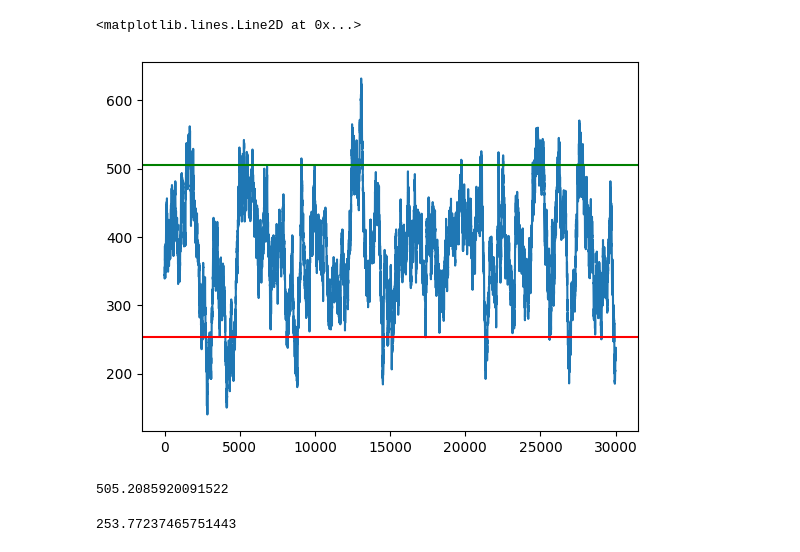
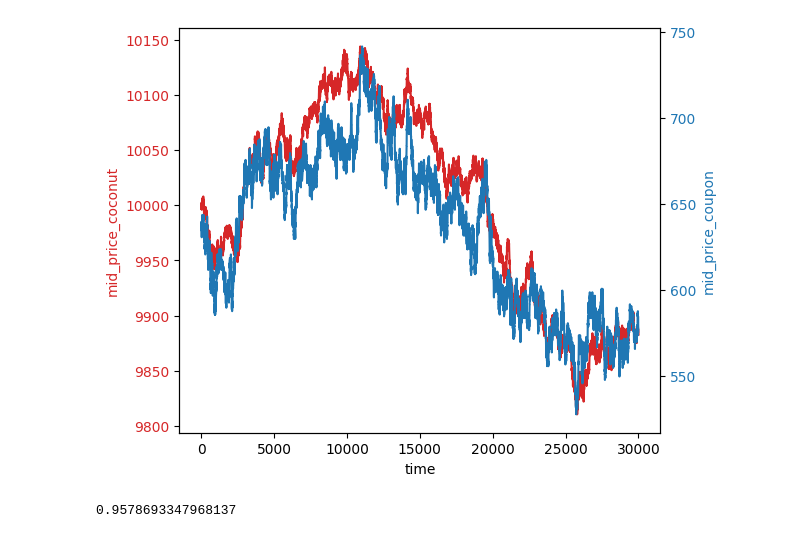
Before and after one commit to AlessandroMagna/prosperity-algo-trading, a Jupyter notebook: notebooks/Prosp_Round3.ipynb, the cells around one changed output. Saved outputs shown, nothing was run; the diff lists cells and outputs as text; code cells hidden in the pictures.

```diff
--- a/notebooks/Prosp_Round3.ipynb
+++ b/notebooks/Prosp_Round3.ipynb
@@ -25,6 +25,4 @@ data.head()
 # %%
 #create 4 different dataframes from data for each product CHOCOLATE, STRAWBERRY, ROSES, GIFT_BASKET
-data_chocolate = data[data['product'] == 'CHOCOLATE'].reset_index(drop=True)
-data_strawberry = data[data['product'] == 'STRAWBERRIES'].reset_index(drop=True)
-data_roses = data[data['product'] == 'ROSES'].reset_index(drop=True)
-data_gift_basket = data[data['product'] == 'GIFT_BASKET'].reset_index(drop=True)
+data_coconut = data[data['product'] == 'COCONUT'].reset_index(drop=True)
+data_coupon = data[data['product'] == 'COCONUT_COUPON'].reset_index(drop=True)
@@ -33,8 +28,0 @@ spread = data_gift_basket['mid_price'] - (4 * data_chocolate['mid_price'] + 6 *
-# %%
-spread.plot()
-#plot horizontal line at spread_upper_bound and spread_lower_bound
-plt.axhline(y=spread_lower_bound, color='r', linestyle='-')
-plt.axhline(y=spread_upper_bound, color='g', linestyle='-')
-# %% [output]
-<matplotlib.lines.Line2D at 0x...>
-[figure, removed]
@@ -53,8 +29,27 @@ spread_lower_bound = spread_mean - 1.645 * spread_std
-# %%
-spread_upper_bound
-# %% [output]
-505.2085920091522
-# %%
-spread_lower_bound
-# %% [output]
-253.77237465751443
+# %%
+#plot data_coconut['mid_price'] and data_coupon['mid_price'] on the same graph with 2 different y axis
+fig, ax1 = plt.subplots()
+
+color = 'tab:red'
+ax1.set_xlabel('time')
+ax1.set_ylabel('mid_price_coconut', color=color)
+ax1.plot(data_coconut['mid_price'], color=color)
+ax1.tick_params(axis='y', labelcolor=color)
+
+ax2 = ax1.twinx()  # instantiate a second axes that shares the same x-axis
+
+color = 'tab:blue'
+ax2.set_ylabel('mid_price_coupon', color=color)  # we already handled the x-label with ax1
+ax2.plot(data_coupon['mid_price'], color=color)
+ax2.tick_params(axis='y', labelcolor=color)
+
+fig.tight_layout()  # otherwise the right y-label is slightly clipped
+plt.show()
+# %% [output]
+[figure, added]
+# %%
+#calculate correlation between data_coconut['mid_price'] and data_coupon['mid_price']
+correlation = data_coconut['mid_price'].corr(data_coupon['mid_price'])
+print(correlation)
+# %% [output]
+0.9578693347968137
```
Also changed, not shown: parts of 4 cells of this notebook, 14 other files.
